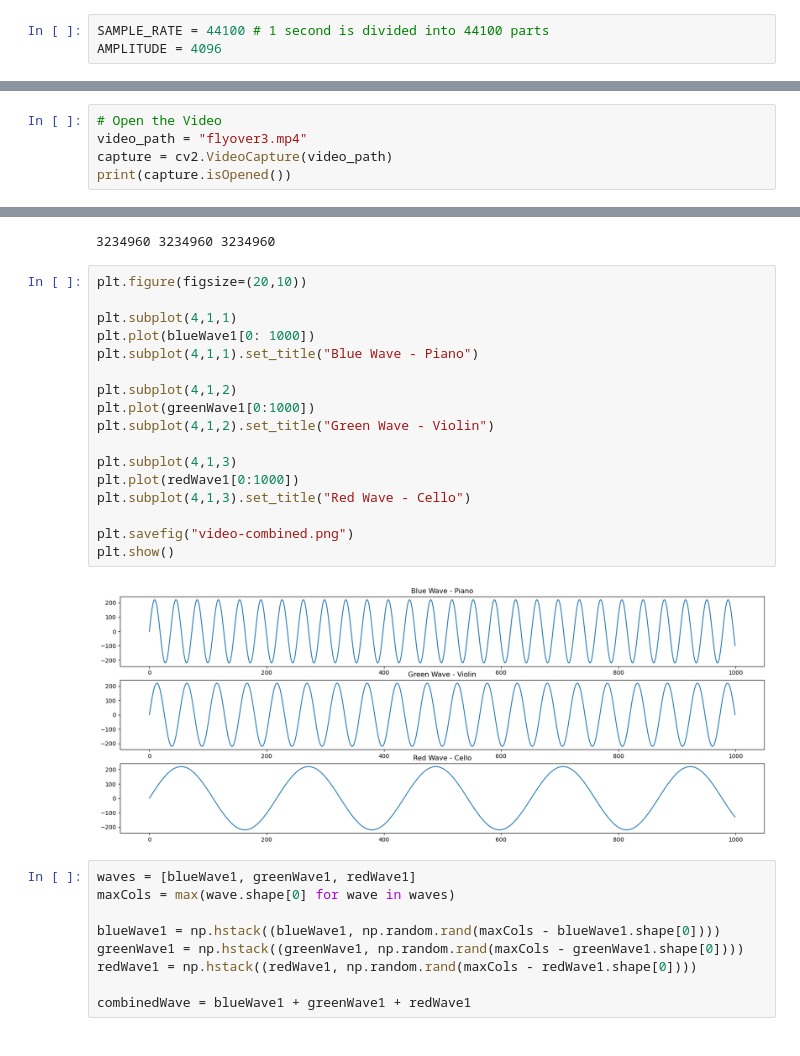
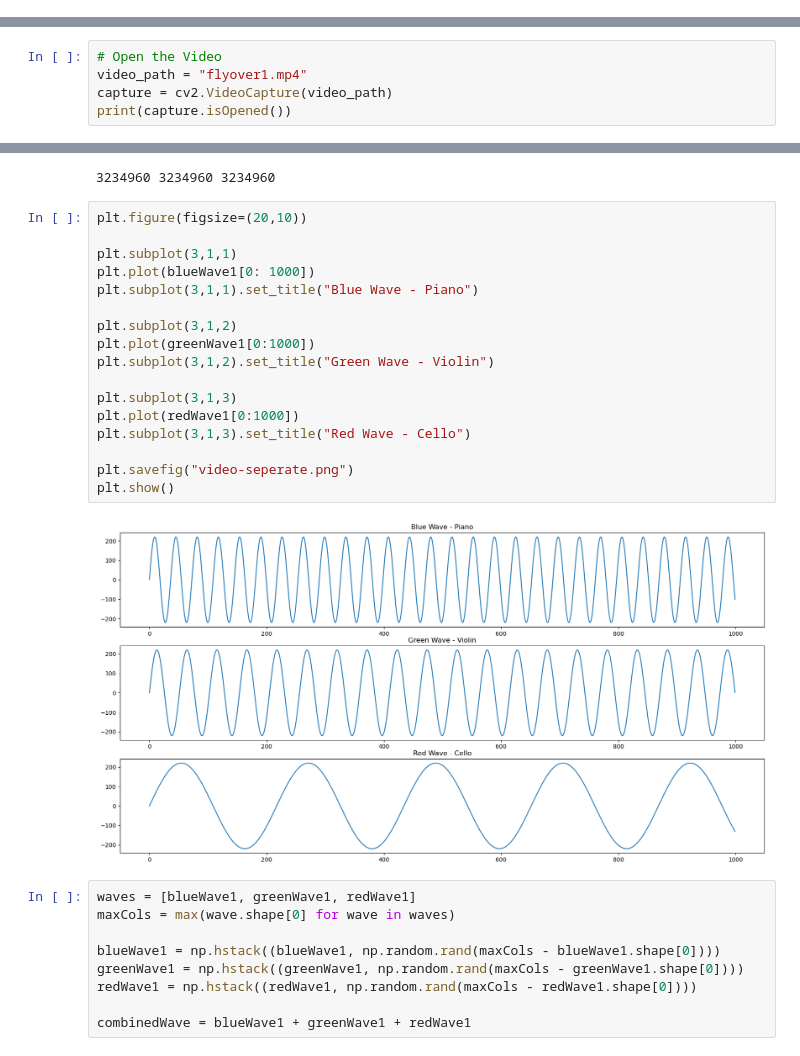
Before and after one commit to SA-Tester/Sonafication, a Jupyter notebook: Sonafication of Videos.ipynb, the cells around one changed output, grey strips where cells are left out. Saved outputs shown, nothing was run; the diff lists cells and outputs as text.

```diff
--- a/Sonafication of Videos.ipynb
+++ b/Sonafication of Videos.ipynb
@@ -15,9 +15,6 @@ from scipy.io import wavfile
 import time
 # %% [markdown]
 ### Audio Processing Functions
-# %%
-SAMPLE_RATE = 44100 # 1 second is divided into 44100 parts
-AMPLITUDE = 4096
 # %%
 def get_wave(frequency, duration = 0.5, amplitude=AMPLITUDE):
     t = np.linspace(0, duration, int(SAMPLE_RATE*duration))
@@ -84,7 +81,7 @@ for i in range(minCello, maxCello):
 # Converting Flyover Videos to Sound
 # %%
 # Open the Video
-video_path = "flyover3.mp4"
+video_path = "flyover1.mp4"
 capture = cv2.VideoCapture(video_path)
 print(capture.isOpened())
 # %% [output]
@@ -385,22 +382,22 @@ print(len(blueWave1), len(greenWave1), len(redWave1))
 # %%
 plt.figure(figsize=(20,10))
 
-plt.subplot(4,1,1)
+plt.subplot(3,1,1)
 plt.plot(blueWave1[0: 1000])
-plt.subplot(4,1,1).set_title("Blue Wave - Piano")
+plt.subplot(3,1,1).set_title("Blue Wave - Piano")
 
-plt.subplot(4,1,2)
+plt.subplot(3,1,2)
 plt.plot(greenWave1[0:1000])
-plt.subplot(4,1,2).set_title("Green Wave - Violin")
+plt.subplot(3,1,2).set_title("Green Wave - Violin")
 
-plt.subplot(4,1,3)
+plt.subplot(3,1,3)
 plt.plot(redWave1[0:1000])
-plt.subplot(4,1,3).set_title("Red Wave - Cello")
+plt.subplot(3,1,3).set_title("Red Wave - Cello")
 
-plt.savefig("video-combined.png")
+plt.savefig("video-seperate.png")
 plt.show()
 # %% [output]
-[figure, old version]
+[figure, new version]
 # %%
 waves = [blueWave1, greenWave1, redWave1]
 maxCols = max(wave.shape[0] for wave in waves)
```
Also changed, not shown: parts of 3 cells of this notebook.
